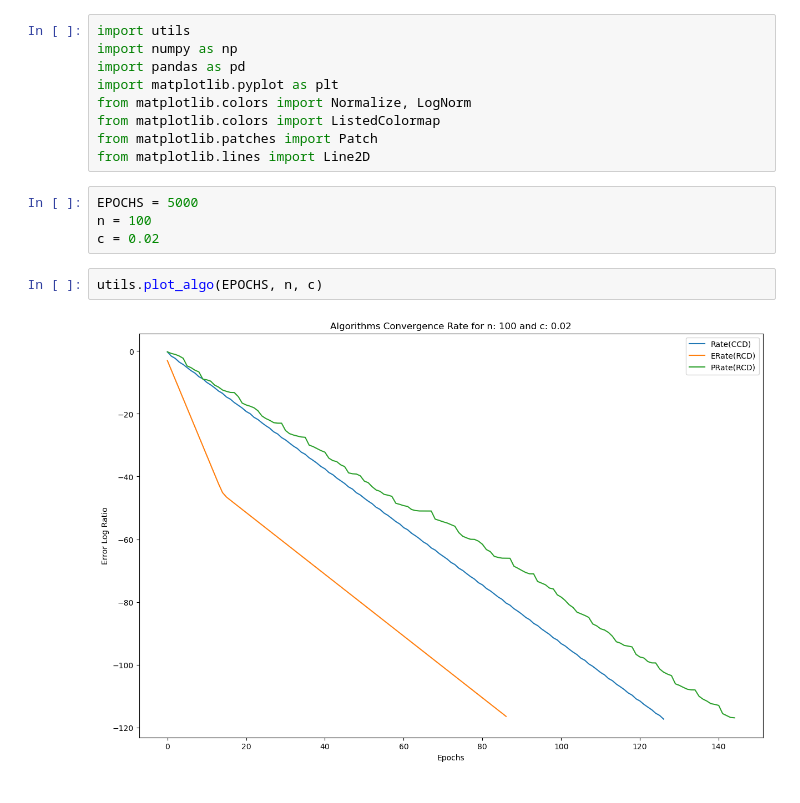
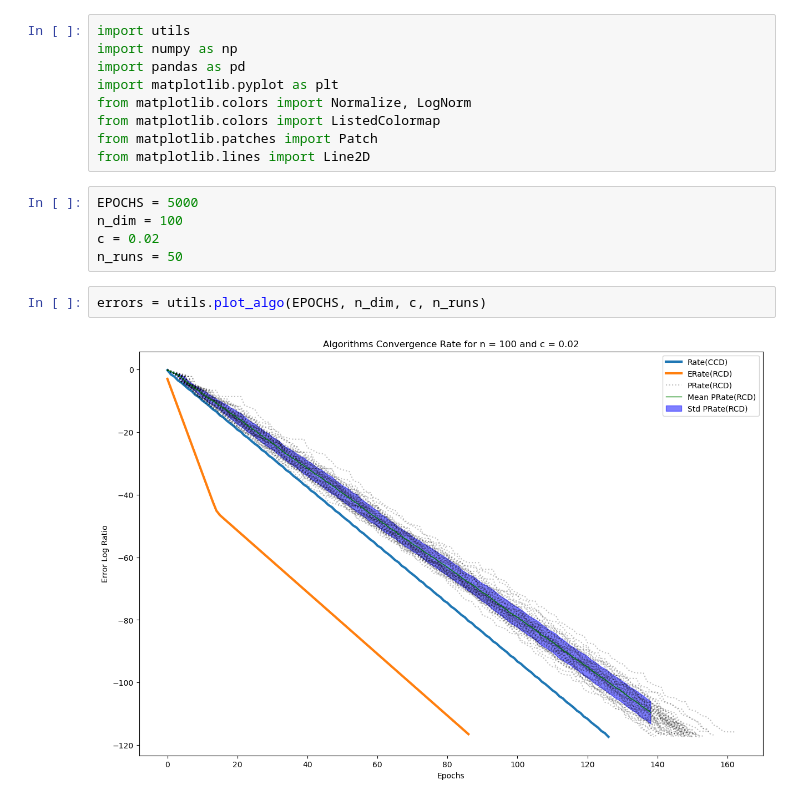
Before and after one commit to pinto2501/coordinate_descent, a Jupyter notebook: cbcd.ipynb, the cells around one changed output. Saved outputs shown, nothing was run; the diff lists cells and outputs as text.

```diff
--- a/cbcd.ipynb
+++ b/cbcd.ipynb
@@ -9,9 +9,10 @@ from matplotlib.patches import Patch
 from matplotlib.lines import Line2D
 # %%
 EPOCHS = 5000
-n = 100
+n_dim = 100
 c = 0.02
+n_runs = 50
 # %%
-utils.plot_algo(EPOCHS, n, c)
+errors = utils.plot_algo(EPOCHS, n_dim, c, n_runs)
 # %% [output]
-[figure, old version]
+[figure, new version]
```
Also changed, not shown: parts of 11 cells of this notebook, 21 other files.
